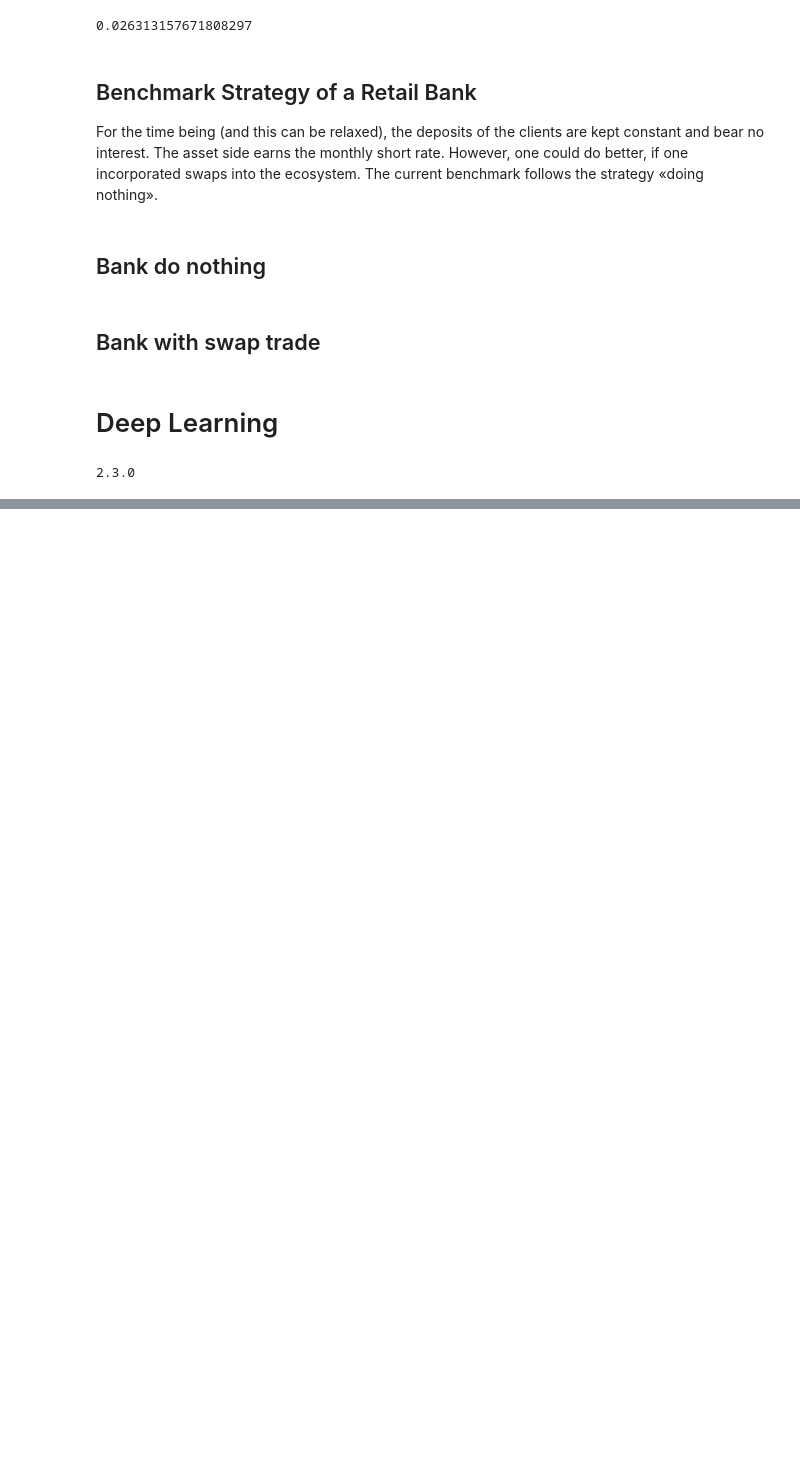
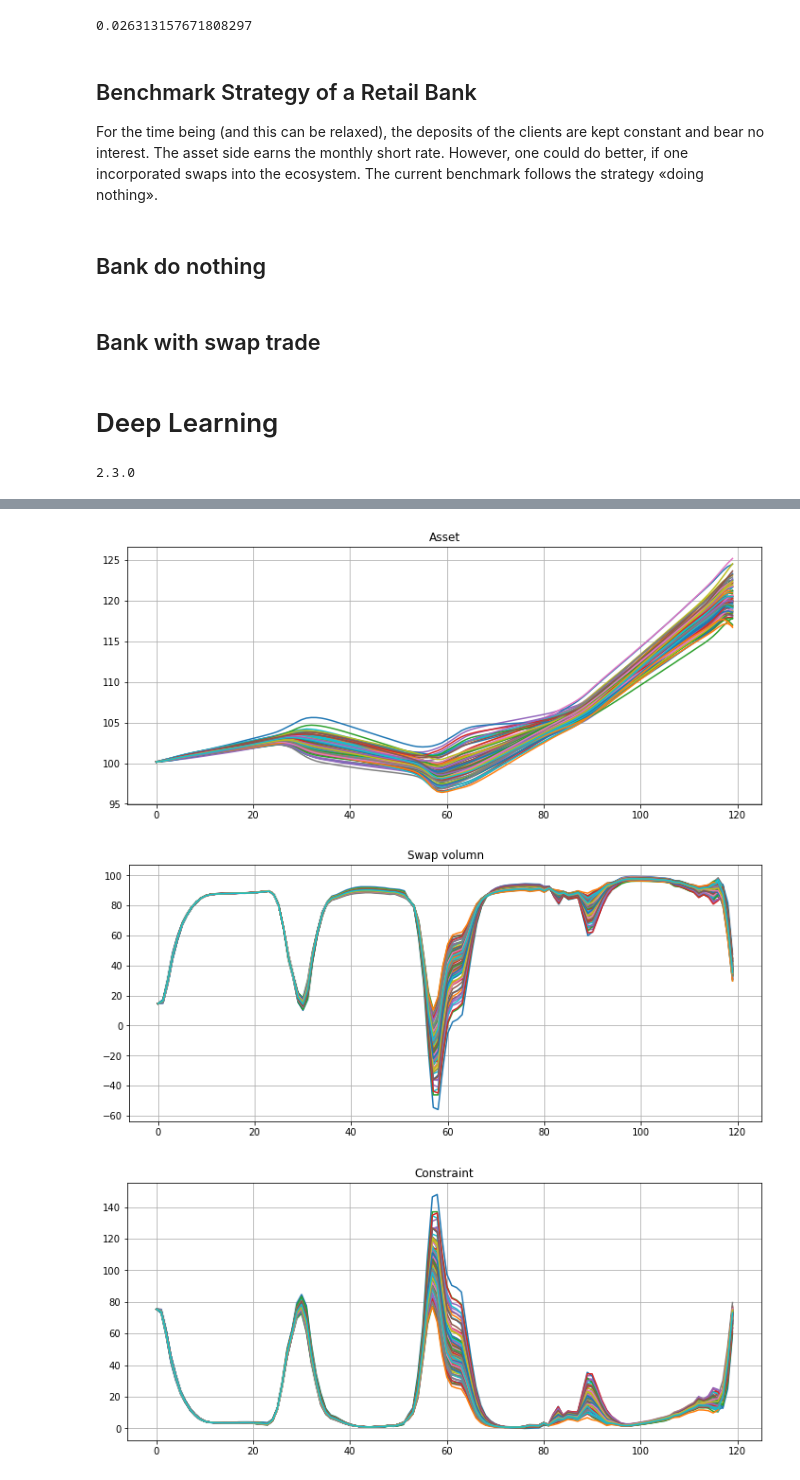
Before and after one commit to alexarntzen/deep-swap-optimization, a Jupyter notebook: DeepAssetManagement_HSY.ipynb, the cells around one changed output, grey strips where cells are left out. Cells and saved outputs as stored; diff of their text form; code cells hidden in the pictures; blank space fills up the shorter version.

```diff
--- a/DeepAssetManagement_HSY.ipynb
+++ b/DeepAssetManagement_HSY.ipynb
@@ -446 +447,6 @@ plt.show()
+# %%
+A_flow = np.array(A_list).T
+helper1 = A_flow[:,1:]
+helper2 = swap_volume.numpy()[:,:120]
+helper3 = 0.9*helper1 - helper2
 # %%
@@ -453,3 +458,25 @@ Probability of break restriction: 0.00%.
+# %%
+plt.figure(figsize = [12,5])
+plt.grid()
+plt.plot(helper1[:100].T)
+plt.title('Asset')
+plt.show()
+
+plt.figure(figsize = [12,5])
+plt.grid()
+plt.plot(helper2[:100].T)
+plt.title('Swap volumn')
+plt.show()
+
+plt.figure(figsize = [12,5])
+plt.grid()
+plt.plot(helper3[:100].T)
+plt.title('Constraint')
+plt.show()
+# %% [output]
+[figure, added]
+[figure, added]
+[figure, added]
 # %%
 import winsound
 # Just to remind myself it finished
```
Also changed, not shown: parts of 7 cells of this notebook.
